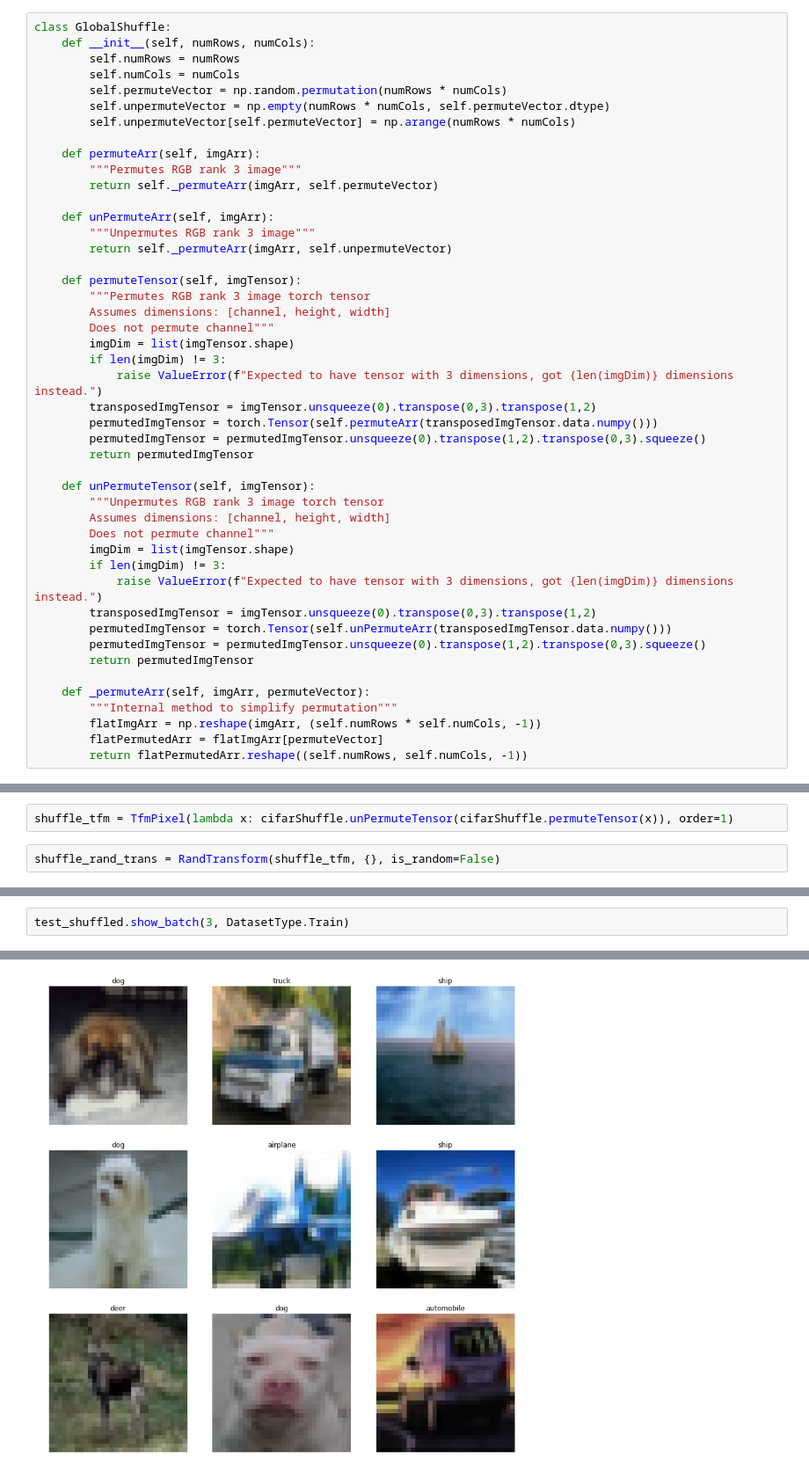
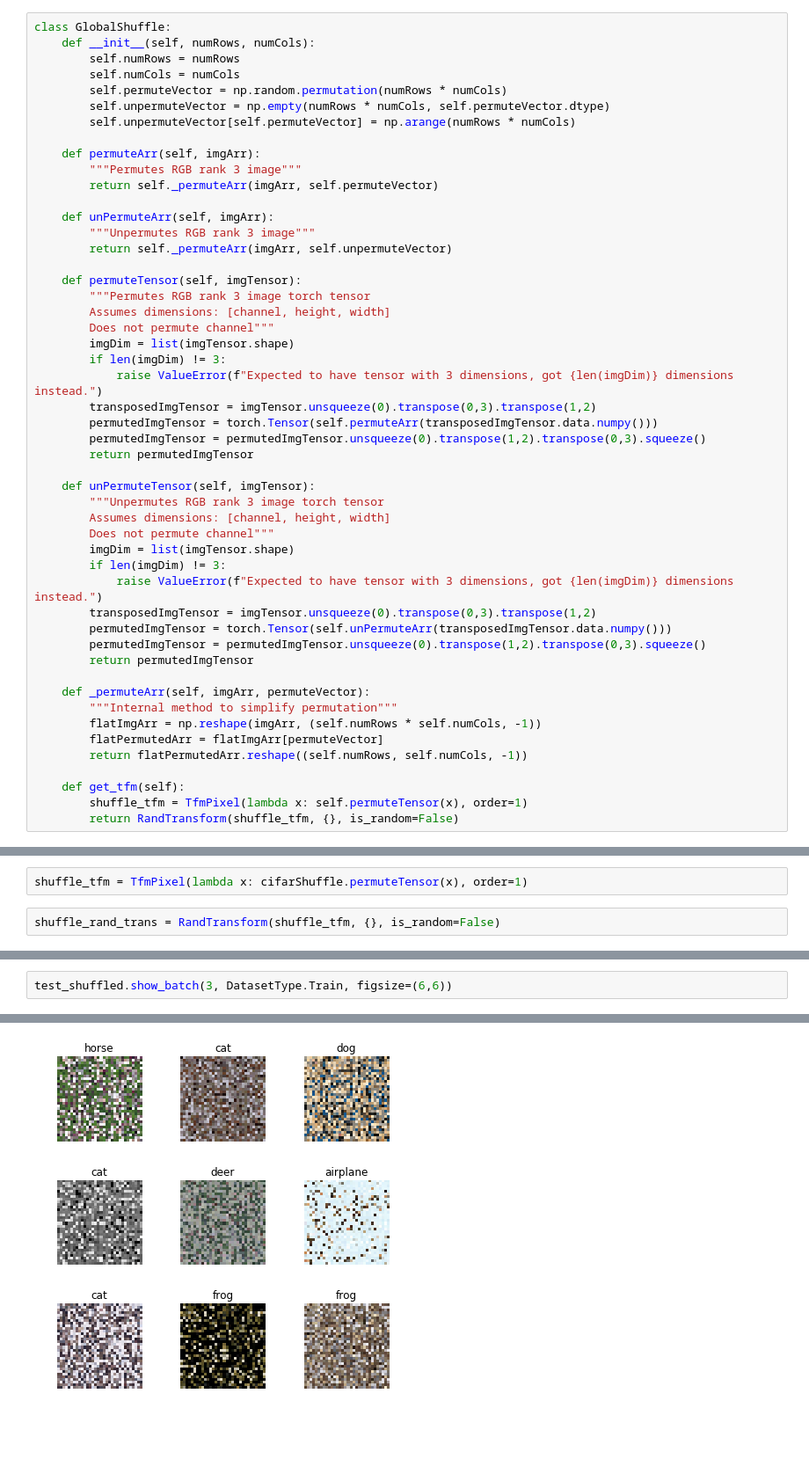
Before and after one commit to ngundotra/topology-research, a Jupyter notebook: GlobalShuffle-CIFAR10.ipynb, the cells around one changed output, grey strips where cells are left out. Shown: that part at 88% size. Saved outputs shown, nothing was run; the diff lists cells and outputs as text; blank space fills up the shorter version.

Commit message:
add shuffled training results

```diff
--- a/GlobalShuffle-CIFAR10.ipynb
+++ b/GlobalShuffle-CIFAR10.ipynb
@@ -196,6 +199,10 @@ class GlobalShuffle:
         flatImgArr = np.reshape(imgArr, (self.numRows * self.numCols, -1))
         flatPermutedArr = flatImgArr[permuteVector]
         return flatPermutedArr.reshape((self.numRows, self.numCols, -1))
+
+    def get_tfm(self):
+        shuffle_tfm = TfmPixel(lambda x: self.permuteTensor(x), order=1)
+        return RandTransform(shuffle_tfm, {}, is_random=False)
 # %%
 shuffle = GlobalShuffle(3, 3)
 sampleArr = torch.Tensor(np.arange(27).reshape((3,3,3)))
@@ -250,5 +255,5 @@ Text(0.5,1,'Unshuffled: frog')
 # %%
-shuffle_tfm = TfmPixel(lambda x: cifarShuffle.unPermuteTensor(cifarShuffle.permuteTensor(x)), order=1)
+shuffle_tfm = TfmPixel(lambda x: cifarShuffle.permuteTensor(x), order=1)
 # %%
 shuffle_rand_trans = RandTransform(shuffle_tfm, {}, is_random=False)
 # %%
@@ -274,3 +261,3 @@ torch.Size([32, 32, 3])
 # %%
-test_shuffled.show_batch(3, DatasetType.Train)
+test_shuffled.show_batch(3, DatasetType.Train, figsize=(6,6))
 # %% [output]
@@ -294 +264 @@ torch.Size([32, 32, 3])
-[figure, old version]
+[figure, new version]
```
Also changed, not shown: parts of 11 cells of this notebook.
